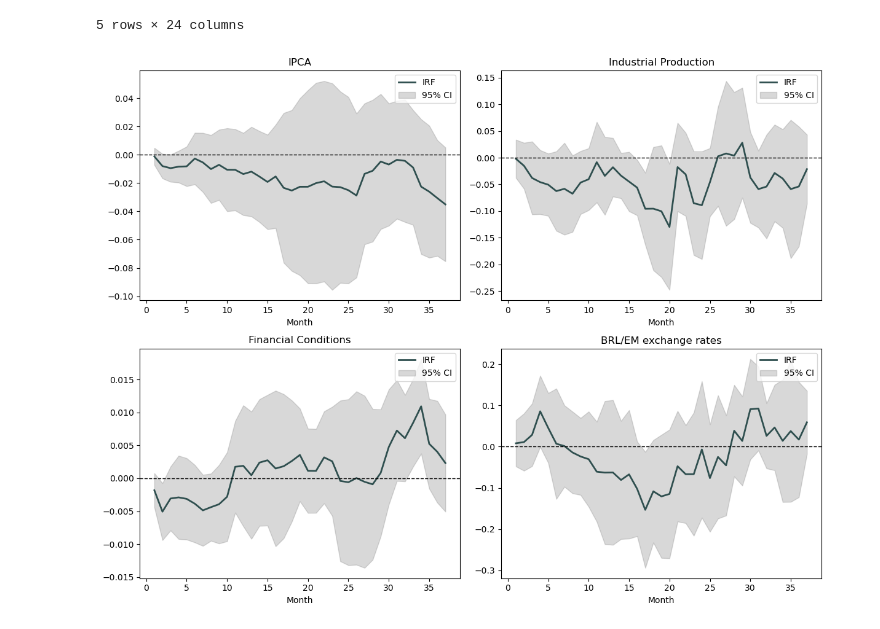
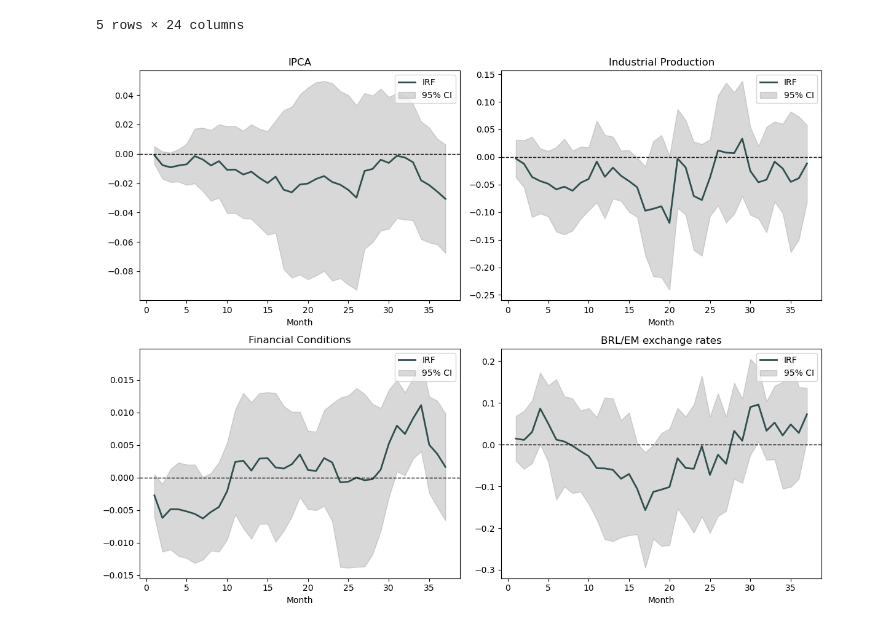
Before and after one commit to araujogab/Monetary-Shocks, a Jupyter notebook: Brasil/IRF/Local Projections/Local Projections.ipynb, the cells around one changed output. Drawn from its saved outputs; the diff is of its cells as text; code cells hidden in the pictures.

```diff
--- a/Brasil/IRF/Local Projections/Local Projections.ipynb
+++ b/Brasil/IRF/Local Projections/Local Projections.ipynb
@@ -64,7 +64,7 @@ df['QoQ_ipca'] = df['log_ipca'] - df['log_ipca'].shift(3)
 df['QoQ_pimsa'] = df['log_pimsa'] - df['log_pimsa'].shift(3)
 # %%
 # Definindo o número de lags para suas variáveis de controle
-controls_lag = 2
+controls_lag = 1
 
 # Definindo o horizonte = 36
 horizon = range(1, 38)
@@ -111,31 +111,31 @@ for i, variable in enumerate(list_var):
     ax.plot(horizon, LP_b_lhs_var, label='IRF', color='DarkSlateGray', linewidth=2)
 
     # Preenchendo a área entre o intervalo de confiança
     ax.fill_between(horizon, np.array(LP_b_lhs_var) - 1.96 * np.array(LP_se_lhs_var),
                     np.array(LP_b_lhs_var) + 1.96 * np.array(LP_se_lhs_var), color='gray', alpha=0.3, label='95% CI')
 
     # Adicionando uma linha em y = 0
     ax.axhline(0, color='black', linestyle='--', linewidth=1)
 
     # Adicionando rótulos e títulos
     ax.set_title(f'{variable}')
     ax.set_xlabel('Month')
     #ax.set_ylabel(f'Cumulated change in log {variable}')
 
     # Adicionando uma legenda
     ax.legend()
 
 # Ajustando o layout
 plt.tight_layout(rect=[0, 0.03, 1, 0.95])
 axs[0, 0].set_title('IPCA')
 axs[0, 1].set_title('Industrial Production')
 axs[1, 0].set_title('Financial Conditions')
 axs[1, 1].set_title('BRL/EM exchange rates')
 
 # Exportar o gráfico como um arquivo PNG
 plt.savefig('brw_IRF_LP.png', dpi=300, bbox_inches='tight')
 
 # Exibindo os subplots
 plt.show()
 # %% [output]
-[figure, old version]
+[figure, new version]
```
Also changed, not shown: parts of 2 cells of this notebook, 43 other files.
